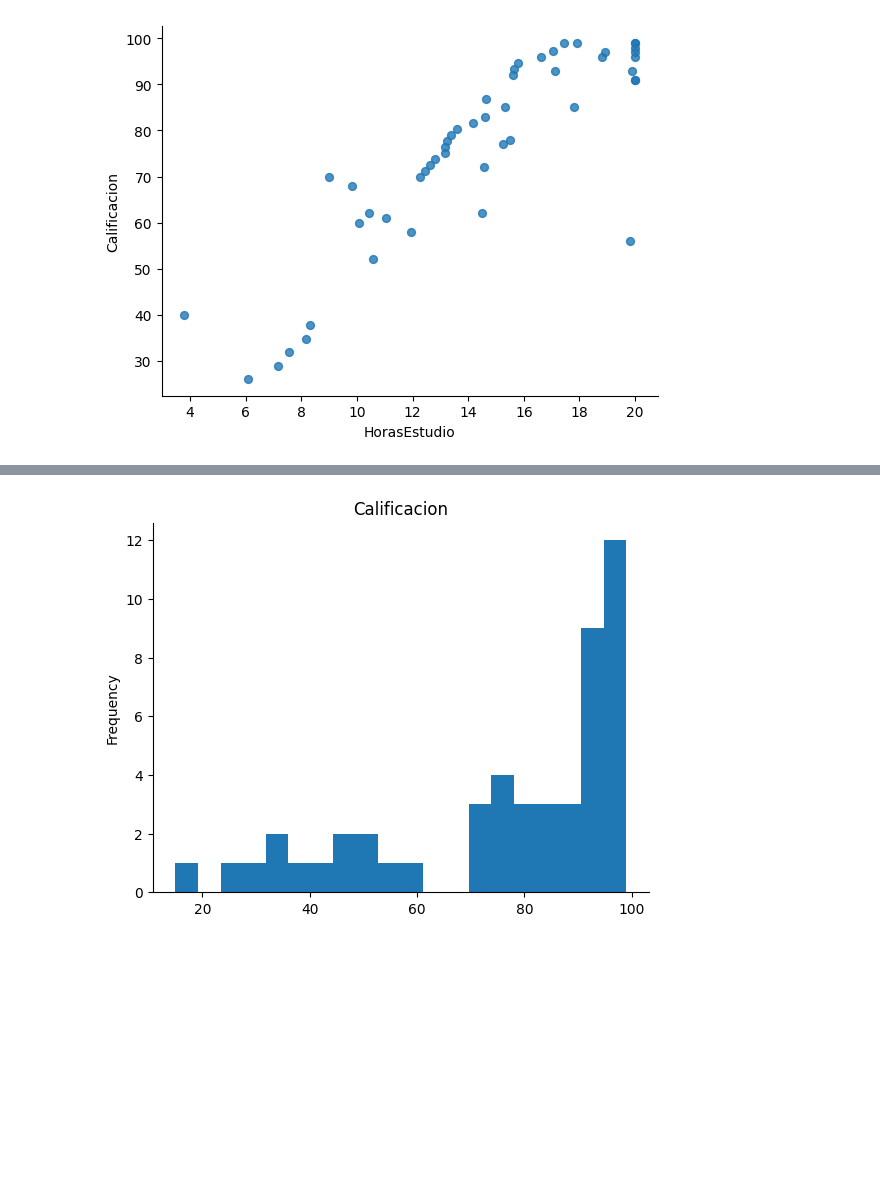
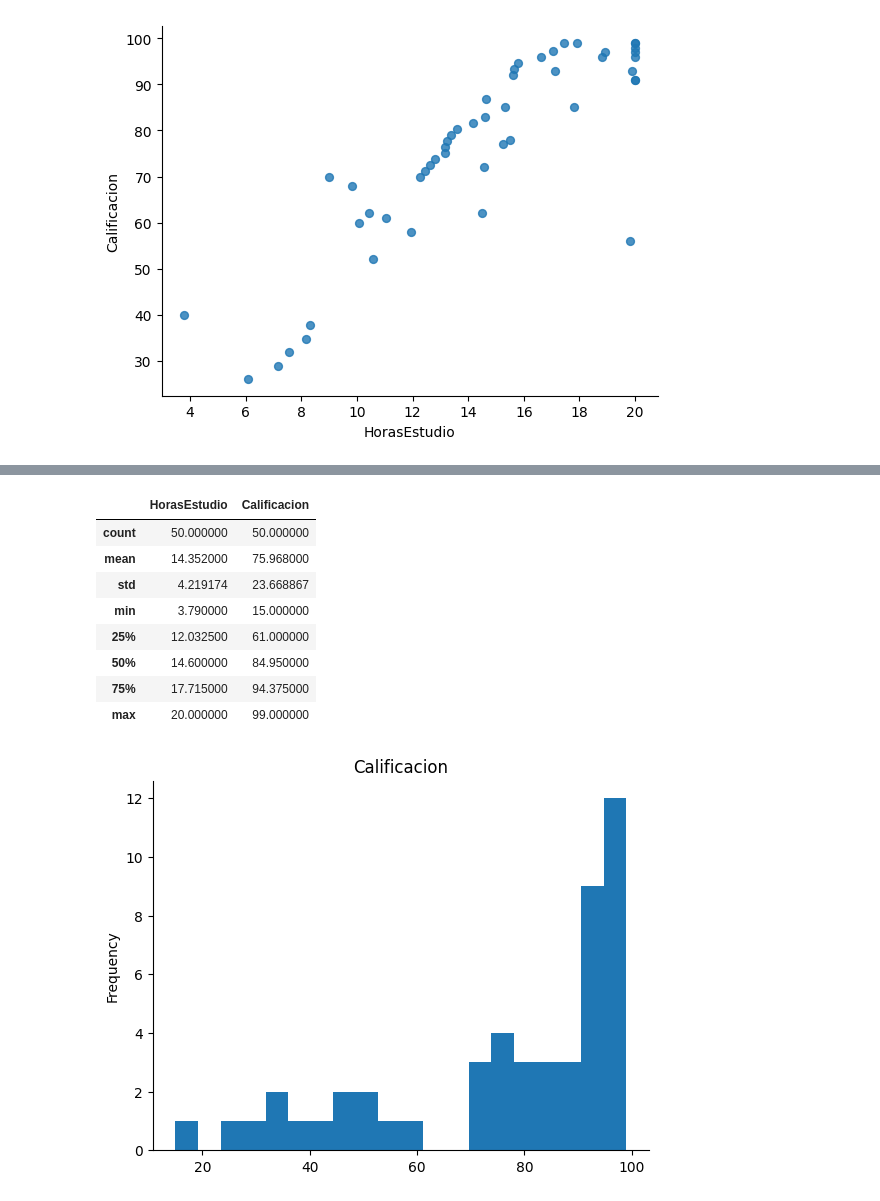
Before and after one commit to NAvilCap/Probabilidad1, a Jupyter notebook: ProyectFinal_ProbabilidadyEstadistica.ipynb, the cells around one changed output, grey strips where cells are left out. Drawn from its saved outputs; the diff is of its cells as text; code cells hidden in the pictures; blank space fills up the shorter version.

```diff
--- a/ProyectFinal_ProbabilidadyEstadistica.ipynb
+++ b/ProyectFinal_ProbabilidadyEstadistica.ipynb
@@ -249,3 +162,15 @@ plt.gca().spines[['top', 'right']].set_visible(False)
+# %%
+df3.describe()
+# %% [output]
+|  | HorasEstudio | Calificacion |
+| count | 50.000000 | 50.000000 |
+| mean | 14.352000 | 75.968000 |
+| std | 4.219174 | 23.668867 |
+| min | 3.790000 | 15.000000 |
+| 25% | 12.032500 | 61.000000 |
+| 50% | 14.600000 | 84.950000 |
+| 75% | 17.715000 | 94.375000 |
+| max | 20.000000 | 99.000000 |
 # %%
 from matplotlib import pyplot as plt
 df3['Calificacion'].plot(kind='hist', bins=20, title='Calificacion')
```
Also changed, not shown: parts of 13 cells of this notebook.
